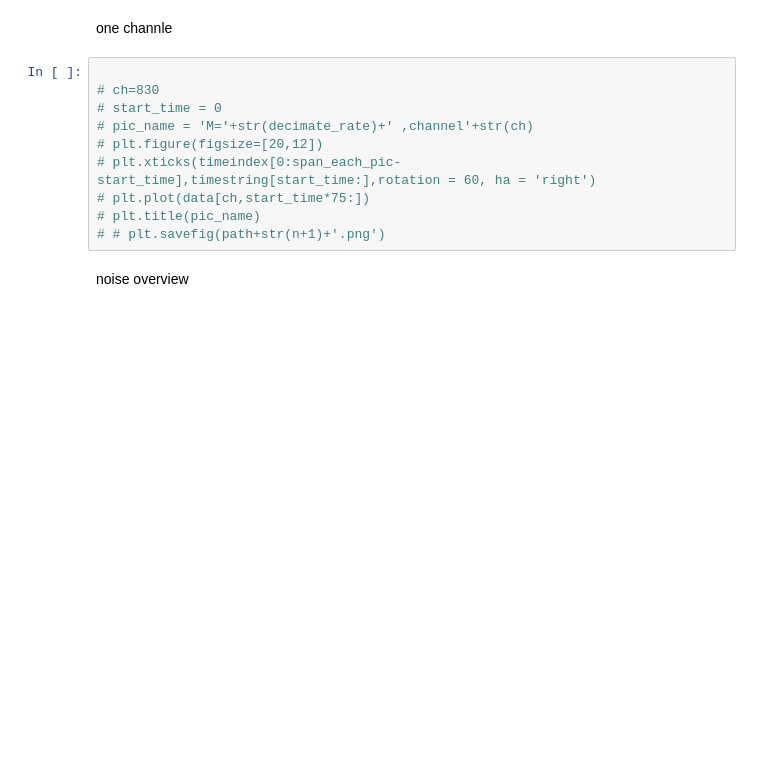
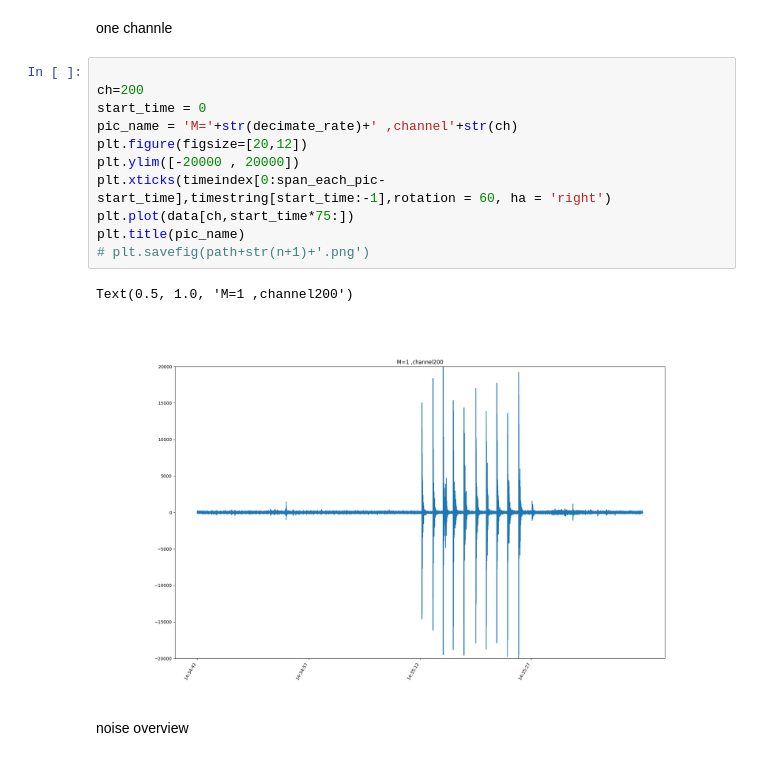
Before and after one commit to wuw584/Neverland, a Jupyter notebook: czyc_das_noise.ipynb, the cells around one changed output. Cells and saved outputs as stored; diff of their text form; blank space fills up the shorter version.

```diff
--- a/czyc_das_noise.ipynb
+++ b/czyc_das_noise.ipynb
@@ -211,14 +220,18 @@ skam for 4 min
 one channle
 # %%
 
-# ch=830
-# start_time = 0
-# pic_name = 'M='+str(decimate_rate)+' ,channel'+str(ch)
-# plt.figure(figsize=[20,12])
-# plt.xticks(timeindex[0:span_each_pic-start_time],timestring[start_time:],rotation = 60, ha = 'right')
-# plt.plot(data[ch,start_time*75:])
-# plt.title(pic_name)
-# # plt.savefig(path+str(n+1)+'.png')
+ch=200
+start_time = 0
+pic_name = 'M='+str(decimate_rate)+' ,channel'+str(ch)
+plt.figure(figsize=[20,12])
+plt.ylim([-20000 , 20000])
+plt.xticks(timeindex[0:span_each_pic-start_time],timestring[start_time:-1],rotation = 60, ha = 'right')
+plt.plot(data[ch,start_time*75:])
+plt.title(pic_name)
+# plt.savefig(path+str(n+1)+'.png')
+# %% [output]
+Text(0.5, 1.0, 'M=1 ,channel200')
+[figure, added]
 # %% [markdown]
 noise overview
 # %%
```
Also changed, not shown: parts of 9 cells of this notebook, 4 other files.
